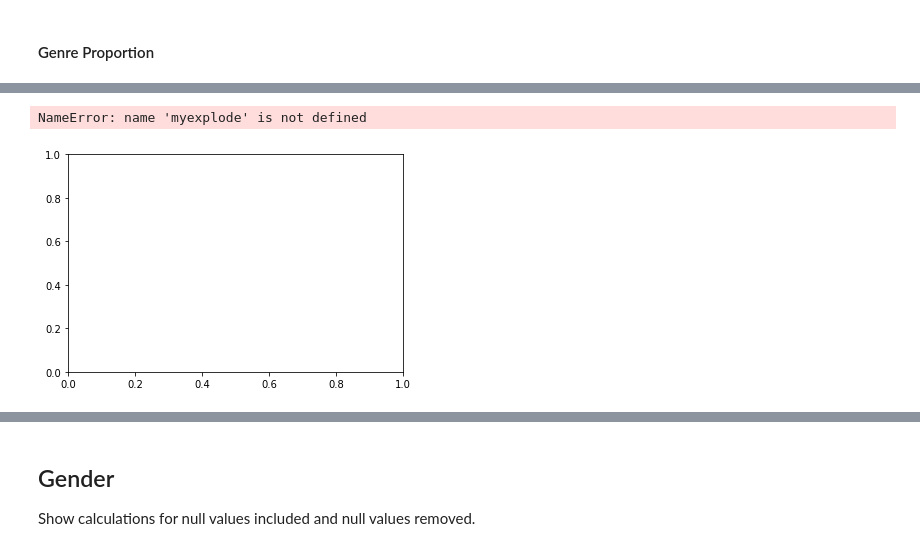
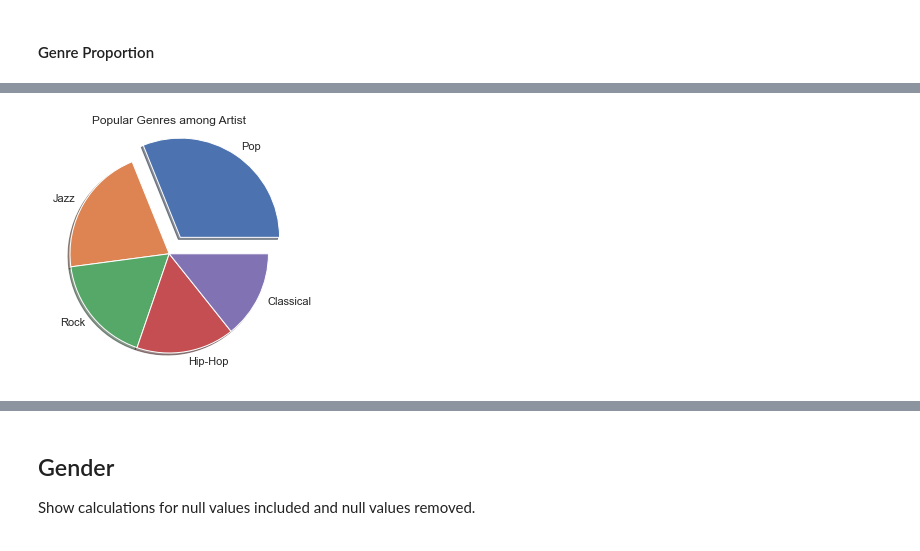
Before and after one commit to existentialplantperson/Week_08_COVID_analysis, a Jupyter notebook: Audio_Data_Update.ipynb, the cells around one changed output, grey strips where cells are left out. Drawn from its saved outputs; the diff is of its cells as text; code cells hidden in the pictures.

```diff
--- a/Audio_Data_Update.ipynb
+++ b/Audio_Data_Update.ipynb
@@ -433,13 +434,16 @@ genre_proportion_top10
 # %%
-x = [37, 25, 21, 19, 17]
-labels = ["Pop", "Jazz", "Hip-Hop", "Rock", "Folk"]
+x = [26, 19, 19, 16, 15]
+labels = ["Pop", "Jazz", "Rock", "Hip-Hop", "Classical"]
+myexplode = [0.2, 0, 0, 0, 0]
+
 
 fig, ax = plt.subplots()
 ax.pie(x, labels=labels, explode = myexplode, shadow = True)
 ax.set_title('Popular Genres among Artist')
 plt.tight_layout()
 plt.show()
+
+# Pop music is the most popular among the artists
 # %% [output]
-NameError: name 'myexplode' is not defined
-[figure, old version]
+[figure, new version]
 # %%
```
Also changed, not shown: parts of 24 cells of this notebook.
